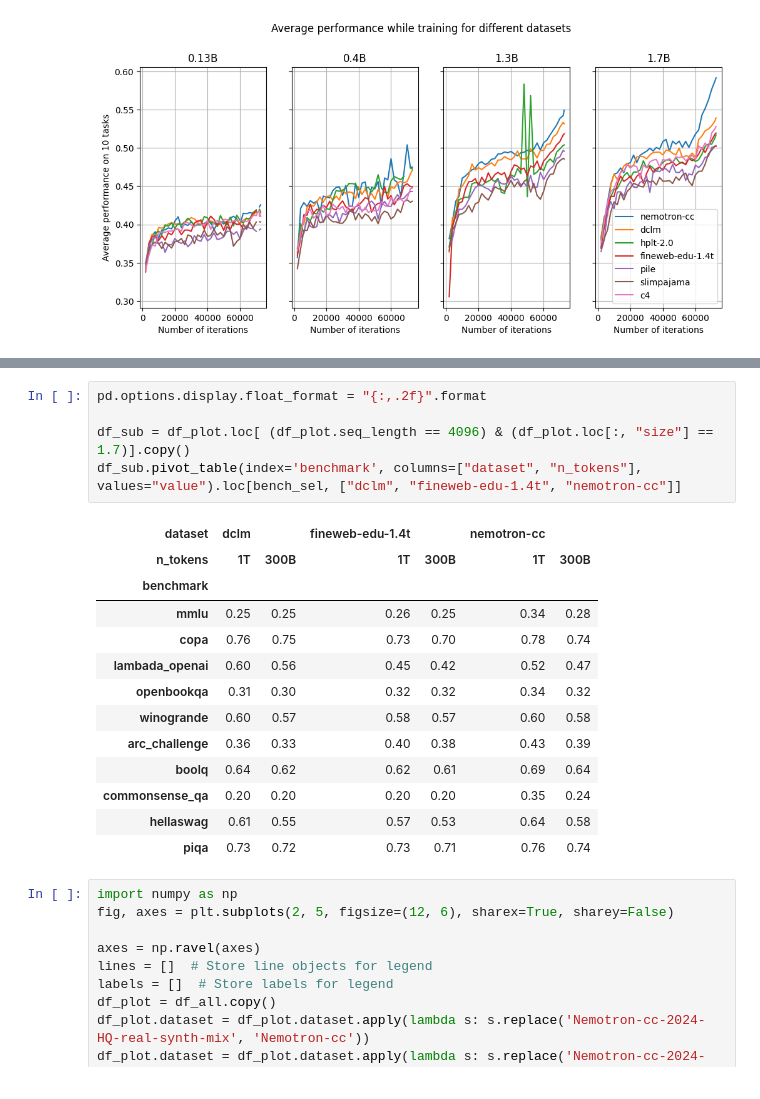
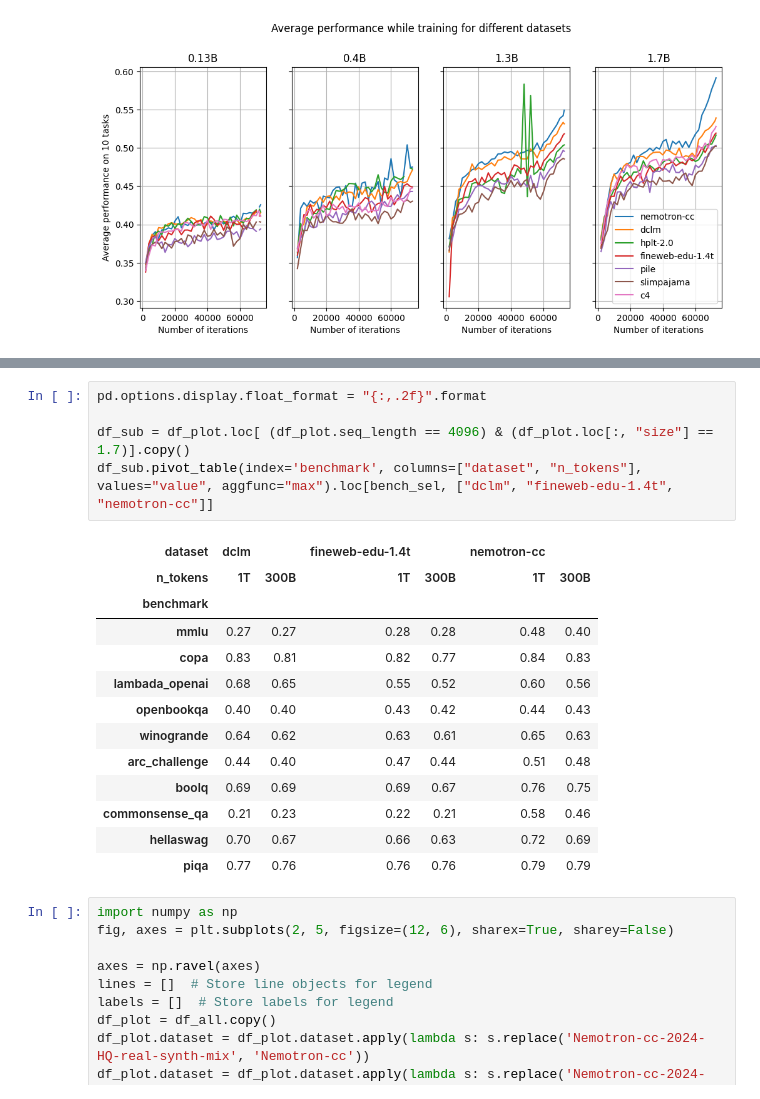
Before and after one commit to OpenEuroLLM/notebooks, a Jupyter notebook: plot_results_release/evaluation-analysis.ipynb, the cells around one changed output, grey strips where cells are left out. Cells and saved outputs as stored; diff of their text form.

```diff
--- a/plot_results_release/evaluation-analysis.ipynb
+++ b/plot_results_release/evaluation-analysis.ipynb
@@ -477,22 +477,22 @@ df_all[df_all.n_tokens == "1T"].loc[:, hp_cols].groupby(hp_cols).count()
 # %%
 pd.options.display.float_format = "{:,.2f}".format
 
 df_sub = df_plot.loc[ (df_plot.seq_length == 4096) & (df_plot.loc[:, "size"] == 1.7)].copy()
-df_sub.pivot_table(index='benchmark', columns=["dataset", "n_tokens"], values="value").loc[bench_sel, ["dclm", "fineweb-edu-1.4t", "nemotron-cc"]]
+df_sub.pivot_table(index='benchmark', columns=["dataset", "n_tokens"], values="value", aggfunc="max").loc[bench_sel, ["dclm", "fineweb-edu-1.4t", "nemotron-cc"]]
 # %% [output]
 | dataset | dclm |  | fineweb-edu-1.4t |  | nemotron-cc |  |
 | n_tokens | 1T | 300B | 1T | 300B | 1T | 300B |
 | benchmark |  |  |  |  |  |  |
-| mmlu | 0.25 | 0.25 | 0.26 | 0.25 | 0.34 | 0.28 |
-| copa | 0.76 | 0.75 | 0.73 | 0.70 | 0.78 | 0.74 |
-| lambada_openai | 0.60 | 0.56 | 0.45 | 0.42 | 0.52 | 0.47 |
-| openbookqa | 0.31 | 0.30 | 0.32 | 0.32 | 0.34 | 0.32 |
-| winogrande | 0.60 | 0.57 | 0.58 | 0.57 | 0.60 | 0.58 |
-| arc_challenge | 0.36 | 0.33 | 0.40 | 0.38 | 0.43 | 0.39 |
-| boolq | 0.64 | 0.62 | 0.62 | 0.61 | 0.69 | 0.64 |
-| commonsense_qa | 0.20 | 0.20 | 0.20 | 0.20 | 0.35 | 0.24 |
-| hellaswag | 0.61 | 0.55 | 0.57 | 0.53 | 0.64 | 0.58 |
-| piqa | 0.73 | 0.72 | 0.73 | 0.71 | 0.76 | 0.74 |
+| mmlu | 0.27 | 0.27 | 0.28 | 0.28 | 0.48 | 0.40 |
+| copa | 0.83 | 0.81 | 0.82 | 0.77 | 0.84 | 0.83 |
+| lambada_openai | 0.68 | 0.65 | 0.55 | 0.52 | 0.60 | 0.56 |
+| openbookqa | 0.40 | 0.40 | 0.43 | 0.42 | 0.44 | 0.43 |
+| winogrande | 0.64 | 0.62 | 0.63 | 0.61 | 0.65 | 0.63 |
+| arc_challenge | 0.44 | 0.40 | 0.47 | 0.44 | 0.51 | 0.48 |
+| boolq | 0.69 | 0.69 | 0.69 | 0.67 | 0.76 | 0.75 |
+| commonsense_qa | 0.21 | 0.23 | 0.22 | 0.21 | 0.58 | 0.46 |
+| hellaswag | 0.70 | 0.67 | 0.66 | 0.63 | 0.72 | 0.69 |
+| piqa | 0.77 | 0.76 | 0.76 | 0.76 | 0.79 | 0.79 |
 # %%
 import numpy as np
 fig, axes = plt.subplots(2, 5, figsize=(12, 6), sharex=True, sharey=False)
```
Also changed, not shown: 2 other files.
